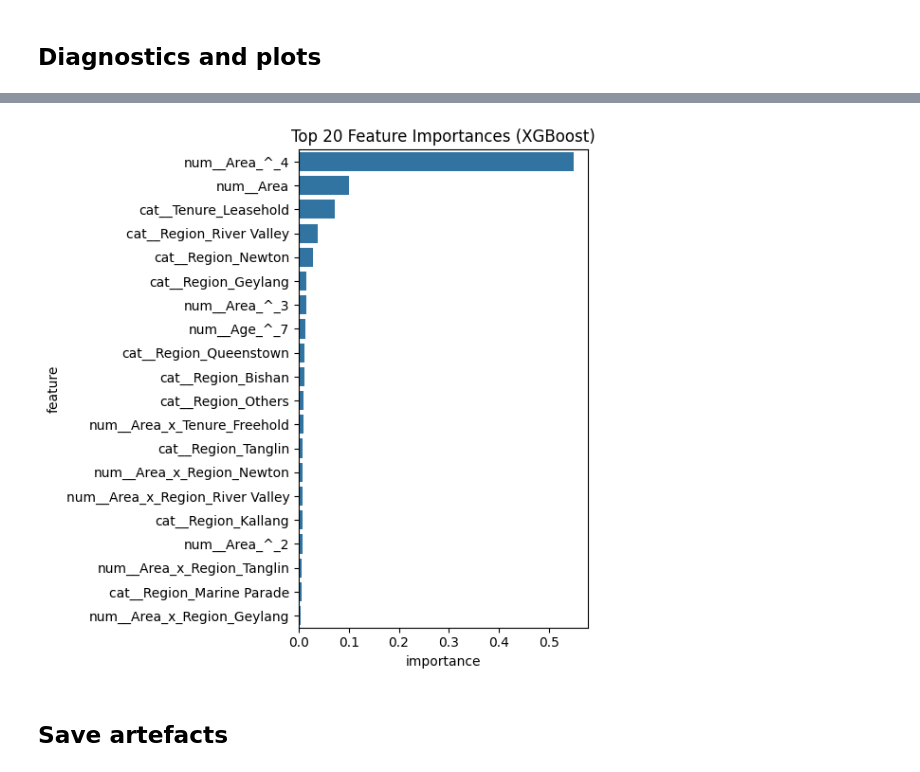
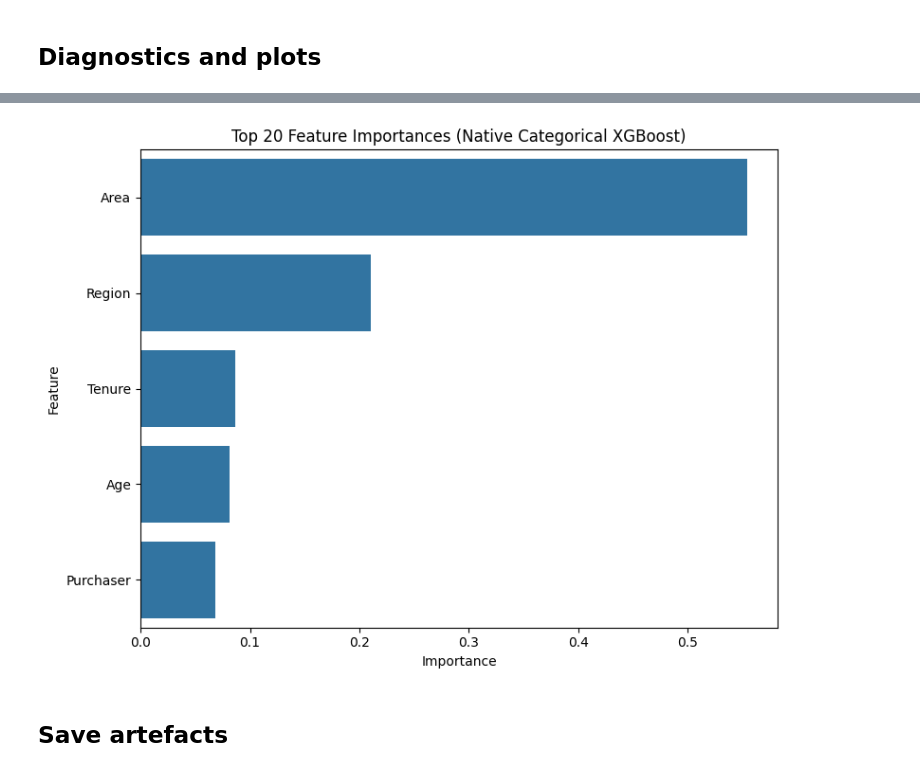
Before and after one commit to shaunechua/housing_prices, a Jupyter notebook: housing_prices.ipynb, the cells around one changed output, grey strips where cells are left out. Drawn from its saved outputs; the diff is of its cells as text; code cells hidden in the pictures.

Commit message:
update stepwise xgboost

```diff
--- a/housing_prices.ipynb
+++ b/housing_prices.ipynb
@@ -182,6 +181,7 @@ class FeatureEngineer(BaseEstimator, TransformerMixin):
 
     def transform(self, X):
         df = X.copy()
+        df['Area'] = np.log1p(df['Area'])
 
         # Polynomial terms
         for d in range(2, self.degree_area + 1):
@@ -189,7 +189,7 @@ class FeatureEngineer(BaseEstimator, TransformerMixin):
         for d in range(2, self.degree_age + 1):
             df[f'Age_^_{d}'] = df['Age'] ** d
 
-        # Interactions
+
         df['Area_x_Age'] = df['Area'] * df['Age']
 
         region_dummies = pd.get_dummies(df['Region'], prefix='Region')
@@ -240,21 +240,14 @@ elastic = Pipeline([
     ('model', ElasticNetCV(l1_ratio=[0.1, 0.5, 0.9], cv=5, random_state=RANDOM_SEED))
 ])
 
-xgb = Pipeline([
-    ('feature_engineer', feature_engineer),
-    ('preprocess', preprocessor),
-    ('model', XGBRegressor(
-        objective='reg:squarederror',
-        random_state=RANDOM_SEED
-    ))
-])
+
 
 models = {
     'LassoCV': lasso,
     'RidgeCV': ridge,
     'ElasticNetCV': elastic
 }
-
+y_train_log = np.log1p(y_train)
 for name, model in models.items():
-    model.fit(X_train, y_train)
+    model.fit(X_train, y_train_log)
 # %%
@@ -400,6 +434,6 @@ best_model = {
 
 
 
-full_train = central.drop(columns=['Price'])
+full_train_set = central.drop(columns=['Price'])
 
-best_model.fit(full_train, central['Price'])
+best_model.fit(full_train_set, central['Price'])
@@ -514,23 +566,34 @@ pred_df_holdout.head()
 # %%
 # XGBoost feature importance
 if best_model_name == 'XGBoost':
     booster = best_model.named_steps['model']
     importance = booster.feature_importances_
-    feature_names = (
-        best_model.named_steps['preprocess']
-        .get_feature_names_out()
-    )
-    fi = pd.DataFrame({'feature': feature_names, 'importance': importance})
-    fi = fi.sort_values('importance', ascending=False).head(20)
+    X_ref = X_train.copy()
+    X_ref_prepped = best_xgb.named_steps["prep"].transform(X_ref)
+    feature_names = X_ref_prepped.columns.tolist()
 
-    plt.figure(figsize=(6, 6))
-    sns.barplot(data=fi, x='importance', y='feature')
-    plt.title('Top 20 Feature Importances (XGBoost)')
+    # 3) Build importance table
+    fi = pd.DataFrame(
+        {"feature": feature_names, "importance": importance}
+    ).sort_values("importance", ascending=False)
+
+    # Optional: top-k
+    top_k = 20
+    fi_top = fi.head(top_k)
+
+    # 4) Plot
+    plt.figure(figsize=(8, 6))
+    sns.barplot(data=fi_top, x="importance", y="feature")
+    plt.title(f"Top {top_k} Feature Importances (Native Categorical XGBoost)")
+    plt.xlabel("Importance")
+    plt.ylabel("Feature")
     plt.tight_layout()
-    plt.savefig(FIGURES_DIR / 'xgb_feature_importance.png', dpi=200)
+    plt.savefig(FIGURES_DIR / "xgb_native_feature_importance_top20.png", dpi=220)
     plt.show()
+
+    fi_top
 # %% [output]
-[figure, old version]
+[figure, new version]
 # %% [markdown]
 ## Save artefacts
 # %%
```
Also changed, not shown: parts of 8 cells of this notebook, 14 other files.
